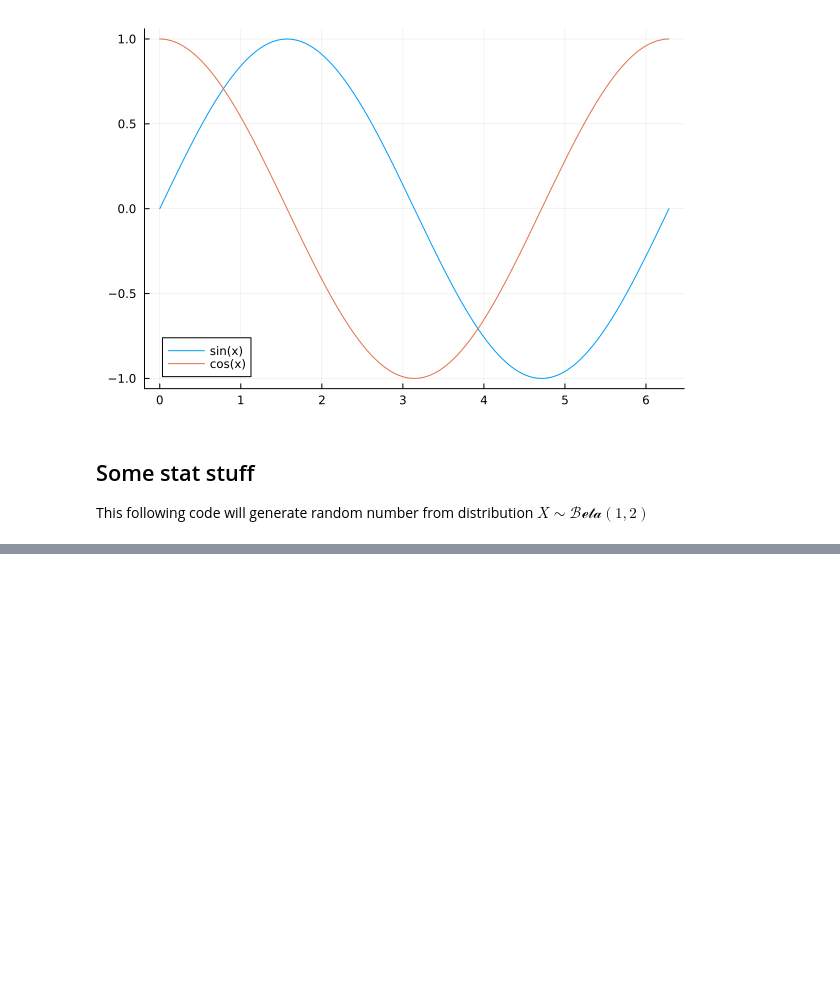
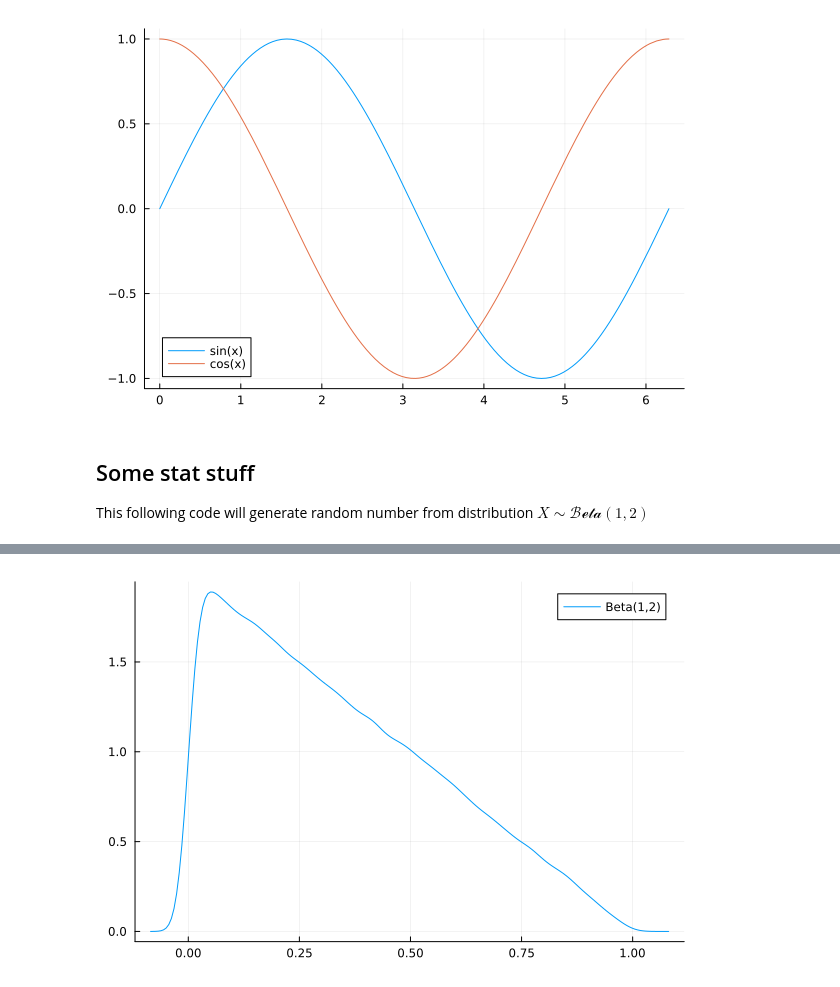
Before and after one commit to aukkawut/ma590_sp2023, a Jupyter notebook: notebooks/Week0.ipynb, the cells around one changed output, grey strips where cells are left out. Saved outputs shown, nothing was run; the diff lists cells and outputs as text; code cells hidden in the pictures; blank space fills up the shorter version.

```diff
--- a/notebooks/Week0.ipynb
+++ b/notebooks/Week0.ipynb
@@ -20,0 +17,10 @@ InterruptException: InterruptException:
+# %%
+#generate random number from Beta(1,2) distribution
+using Distributions
+d = Beta(1,2) #should be triangular
+#plot scatterplot of 1000 random numbers
+using StatsPlots
+x = rand(d, 100000)
+density(vec(x), label="Beta(1,2)")
+# %% [output]
+[figure, added]
```
Also changed, not shown: parts of 1 cell of this notebook.
